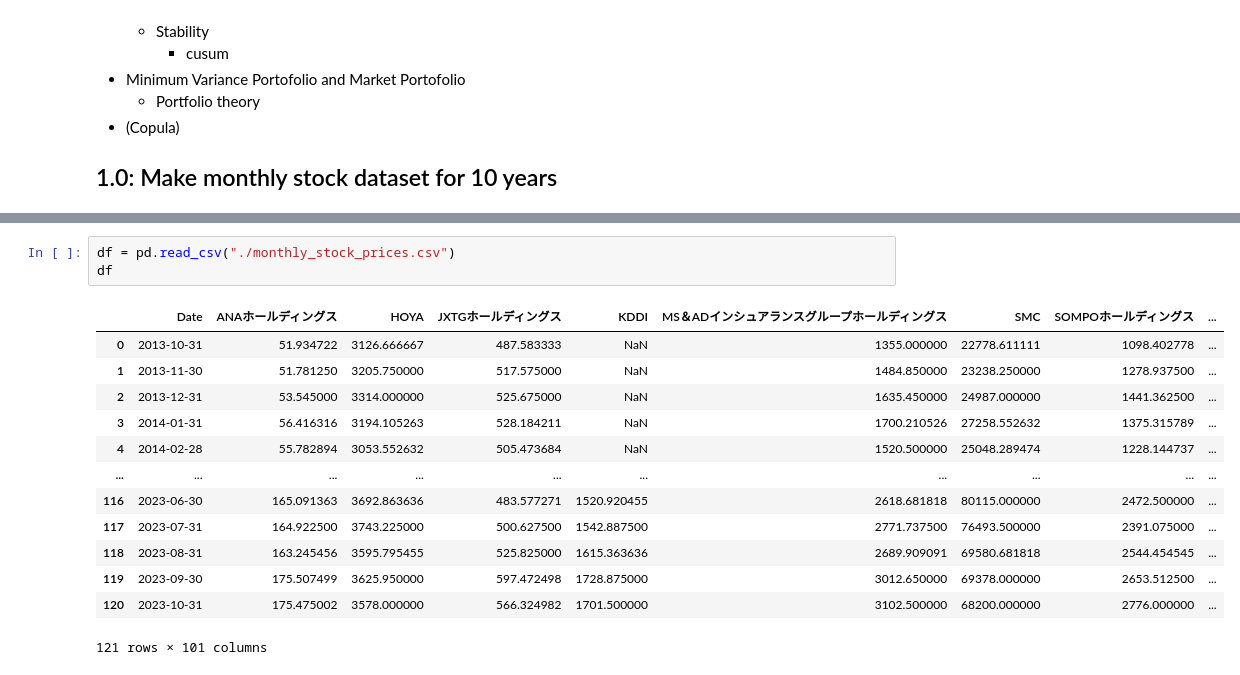
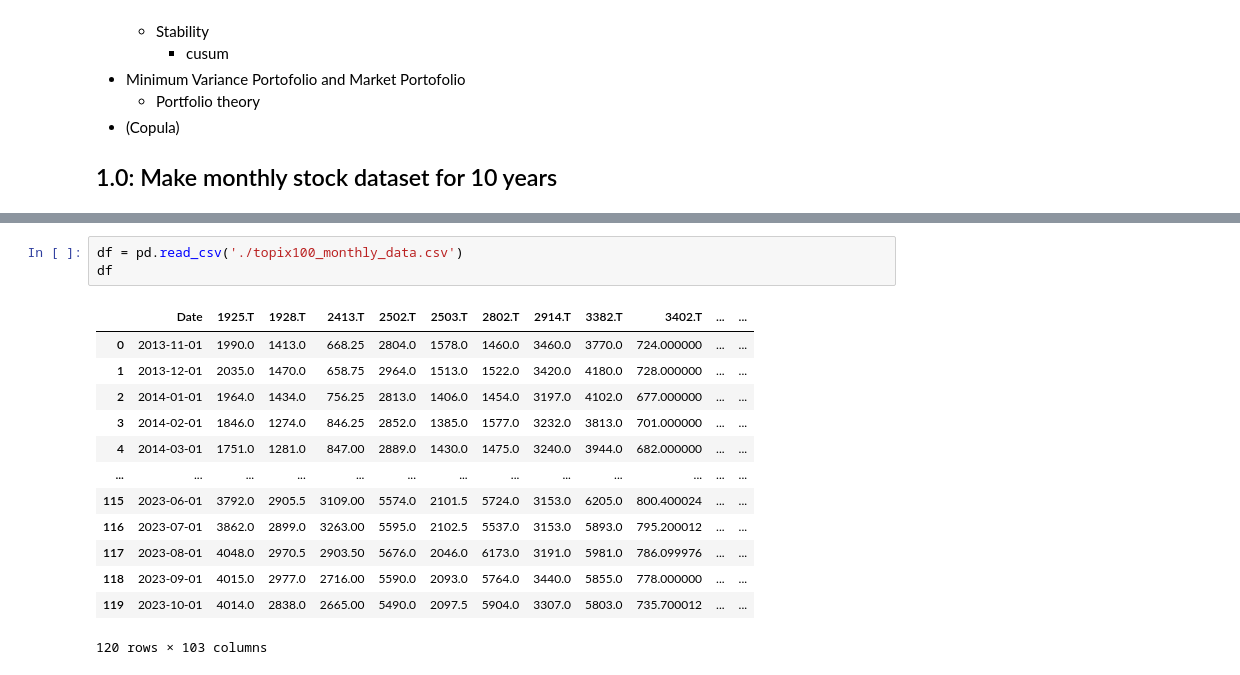
Before and after one commit to aguilarklyno/Fukuhara-Seminar, a Jupyter notebook: 23_10_06_week-01/24_fall_week01.ipynb, the cells around one changed output, grey strips where cells are left out. Cells and saved outputs as stored; diff of their text form.

```diff
--- a/23_10_06_week-01/24_fall_week01.ipynb
+++ b/23_10_06_week-01/24_fall_week01.ipynb
@@ -84,17 +80,17 @@ df_pivot.to_csv("monthly_stock_prices.csv")
 # %%
-df = pd.read_csv("./monthly_stock_prices.csv")
+df = pd.read_csv('./topix100_monthly_data.csv')
 df
 # %% [output]
-|  | Date | ANAホールディングス | HOYA | JXTGホールディングス | KDDI | MS＆ADインシュアランスグループホールディングス | SMC | SOMPOホールディングス | ... |
-| 0 | 2013-10-31 | 51.934722 | 3126.666667 | 487.583333 | NaN | 1355.000000 | 22778.611111 | 1098.402778 | ... |
-| 1 | 2013-11-30 | 51.781250 | 3205.750000 | 517.575000 | NaN | 1484.850000 | 23238.250000 | 1278.937500 | ... |
-| 2 | 2013-12-31 | 53.545000 | 3314.000000 | 525.675000 | NaN | 1635.450000 | 24987.000000 | 1441.362500 | ... |
-| 3 | 2014-01-31 | 56.416316 | 3194.105263 | 528.184211 | NaN | 1700.210526 | 27258.552632 | 1375.315789 | ... |
-| 4 | 2014-02-28 | 55.782894 | 3053.552632 | 505.473684 | NaN | 1520.500000 | 25048.289474 | 1228.144737 | ... |
-| ... | ... | ... | ... | ... | ... | ... | ... | ... | ... |
-| 116 | 2023-06-30 | 165.091363 | 3692.863636 | 483.577271 | 1520.920455 | 2618.681818 | 80115.000000 | 2472.500000 | ... |
-| 117 | 2023-07-31 | 164.922500 | 3743.225000 | 500.627500 | 1542.887500 | 2771.737500 | 76493.500000 | 2391.075000 | ... |
-| 118 | 2023-08-31 | 163.245456 | 3595.795455 | 525.825000 | 1615.363636 | 2689.909091 | 69580.681818 | 2544.454545 | ... |
-| 119 | 2023-09-30 | 175.507499 | 3625.950000 | 597.472498 | 1728.875000 | 3012.650000 | 69378.000000 | 2653.512500 | ... |
-| 120 | 2023-10-31 | 175.475002 | 3578.000000 | 566.324982 | 1701.500000 | 3102.500000 | 68200.000000 | 2776.000000 | ... |
+|  | Date | 1925.T | 1928.T | 2413.T | 2502.T | 2503.T | 2802.T | 2914.T | 3382.T | 3402.T | ... | ... |
+| 0 | 2013-11-01 | 1990.0 | 1413.0 | 668.25 | 2804.0 | 1578.0 | 1460.0 | 3460.0 | 3770.0 | 724.000000 | ... | ... |
+| 1 | 2013-12-01 | 2035.0 | 1470.0 | 658.75 | 2964.0 | 1513.0 | 1522.0 | 3420.0 | 4180.0 | 728.000000 | ... | ... |
+| 2 | 2014-01-01 | 1964.0 | 1434.0 | 756.25 | 2813.0 | 1406.0 | 1454.0 | 3197.0 | 4102.0 | 677.000000 | ... | ... |
+| 3 | 2014-02-01 | 1846.0 | 1274.0 | 846.25 | 2852.0 | 1385.0 | 1577.0 | 3232.0 | 3813.0 | 701.000000 | ... | ... |
+| 4 | 2014-03-01 | 1751.0 | 1281.0 | 847.00 | 2889.0 | 1430.0 | 1475.0 | 3240.0 | 3944.0 | 682.000000 | ... | ... |
+| ... | ... | ... | ... | ... | ... | ... | ... | ... | ... | ... | ... | ... |
+| 115 | 2023-06-01 | 3792.0 | 2905.5 | 3109.00 | 5574.0 | 2101.5 | 5724.0 | 3153.0 | 6205.0 | 800.400024 | ... | ... |
+| 116 | 2023-07-01 | 3862.0 | 2899.0 | 3263.00 | 5595.0 | 2102.5 | 5537.0 | 3153.0 | 5893.0 | 795.200012 | ... | ... |
+| 117 | 2023-08-01 | 4048.0 | 2970.5 | 2903.50 | 5676.0 | 2046.0 | 6173.0 | 3191.0 | 5981.0 | 786.099976 | ... | ... |
+| 118 | 2023-09-01 | 4015.0 | 2977.0 | 2716.00 | 5590.0 | 2093.0 | 5764.0 | 3440.0 | 5855.0 | 778.000000 | ... | ... |
+| 119 | 2023-10-01 | 4014.0 | 2838.0 | 2665.00 | 5490.0 | 2097.5 | 5904.0 | 3307.0 | 5803.0 | 735.700012 | ... | ... |
-121 rows × 101 columns
+120 rows × 103 columns
```
Also changed, not shown: parts of 11 cells of this notebook, 2 other files.
